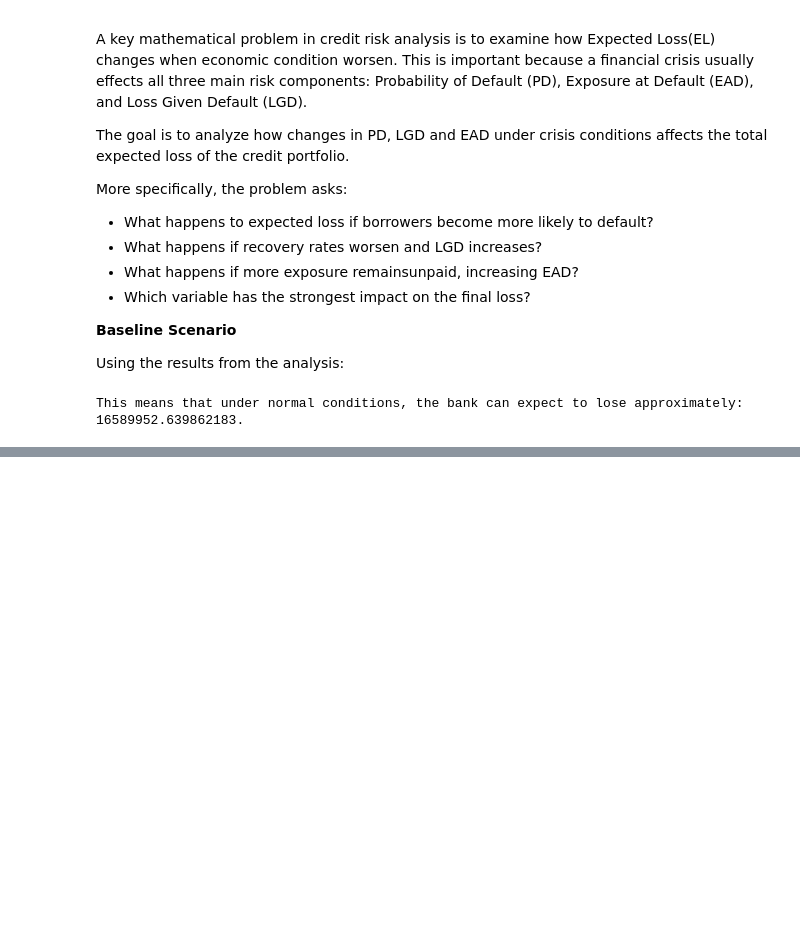
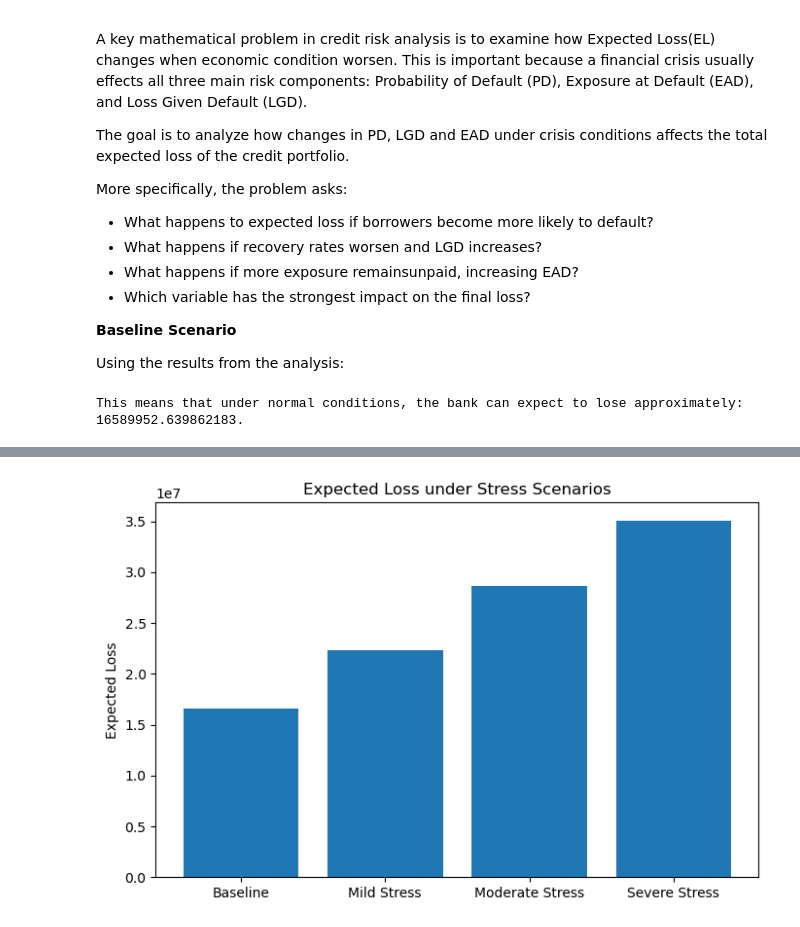
Before and after one commit to cvetelinamin/Math-Concepts-for-Developers-Exam-Project, a Jupyter notebook: Credit Risk Scoring System.ipynb, the cells around one changed output, grey strips where cells are left out. Saved outputs shown, nothing was run; the diff lists cells and outputs as text; code cells hidden in the pictures; blank space fills up the shorter version.

Commit message:
Add comparision of baseline and crisis scenarios and final conclusion

```diff
--- a/Credit Risk Scoring System.ipynb
+++ b/Credit Risk Scoring System.ipynb
@@ -542,0 +547,21 @@ This means that under normal conditions, the bank can expect to lose approximate
+# %%
+#--- Stress scenarios ---#
+scenarios = pd.DataFrame({
+    "Scenario" : ["Mild Stress", "Moderate Stress", "Severe Stress"],
+    "PD" : [0.22, 0.26, 0.30],
+    "LGD" : [0.58, 0.62, 0.65],
+    "EAD" : [175000000, 178000000, 180000000]
+})
+
+# Calculate EL for each scenario
+scenarios["Expected Loss"] = scenarios["PD"]*scenarios["LGD"]*scenarios["EAD"]
+
+# Compare with baseline
+scenarios["Baseline EL"] = el_baseline
+scenarios["Increase vs Baseline"] = scenarios["Expected Loss"] - el_baseline
+scenarios["% Increase vs Baseline"] = (scenarios["Expected Loss"] / el_baseline*100)
+
+# Show results
+print("Baseline Expected Loss:", el_baseline)
+print("\nStress Testing Results:")
+print(scenarios)
@@ -542,0 +581,9 @@ This means that under normal conditions, the bank can expect to lose approximate
+# %%
+# --- Bar chart --- #
+plt.figure(figsize=(8,5))
+plt.bar(["Baseline"] + scenarios["Scenario"].tolist(), [el_baseline] + scenarios["Expected Loss"].tolist())
+plt.title("Expected Loss under Stress Scenarios")
+plt.ylabel("Expected Loss")
+plt.show()
+# %% [output]
+[figure, added]
```
Also changed, not shown: parts of 4 cells of this notebook.
